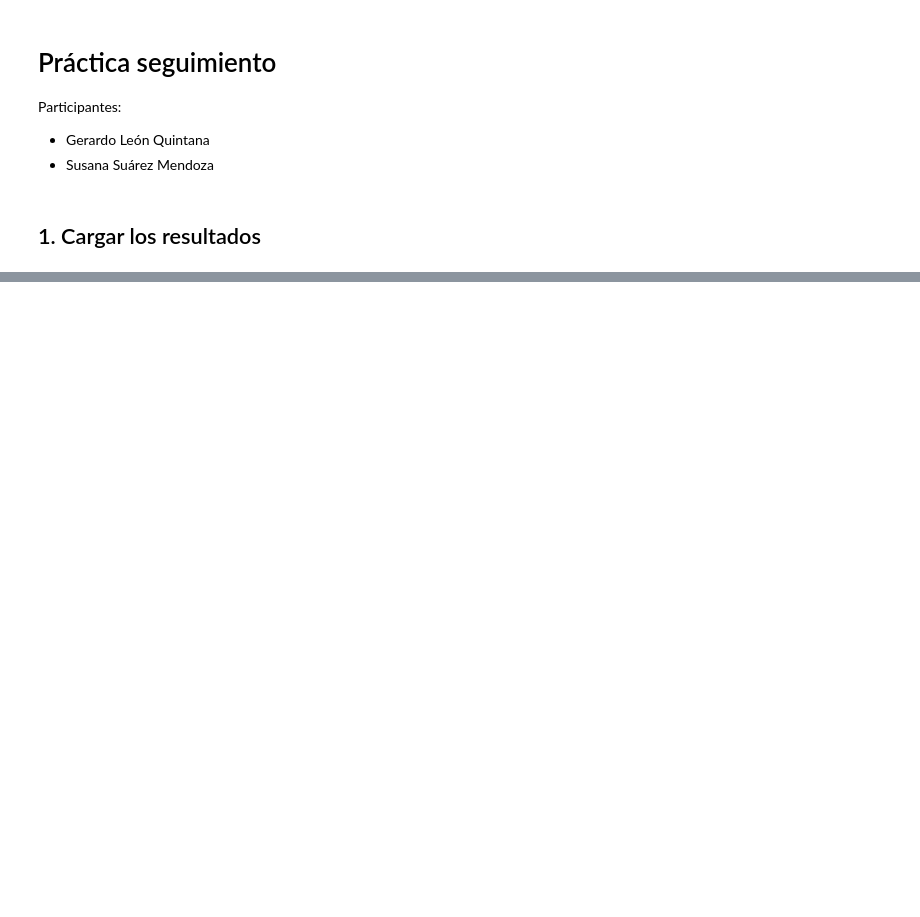
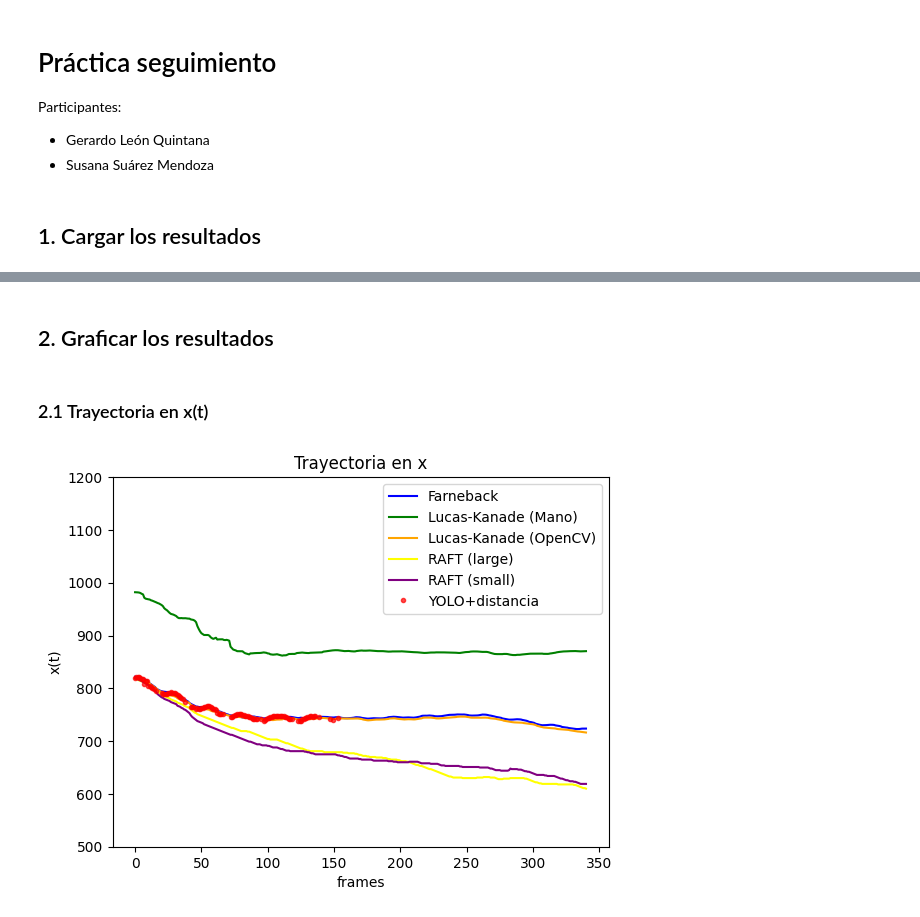
Before and after one commit to MediaMind-ULPGC/P07, a Jupyter notebook: seguimiento.ipynb, the cells around one changed output, grey strips where cells are left out. Saved outputs shown, nothing was run; the diff lists cells and outputs as text; code cells hidden in the pictures; blank space fills up the shorter version.

```diff
--- a/seguimiento.ipynb
+++ b/seguimiento.ipynb
@@ -50,3 +50,47 @@ Loading data for method tracking_raft from ./resultados\tracking_raft.txt
 Loading data for method tracking_raft_large from ./resultados\tracking_raft_large.txt
 Loading data for method tracking_raft_small from ./resultados\tracking_raft_small.txt
 Loading data for method tracking_yolo from ./resultados\tracking_yolo.txt
+# %% [markdown]
+## 2. Graficar los resultados
+# %%
+legend_labels = {
+    'tracking_yolo': 'YOLO+distancia',
+    'tracking_farneback': 'Farneback',
+    'tracking_lk_mano': 'Lucas-Kanade (Mano)',
+    'tracking_lk_opencv': 'Lucas-Kanade (OpenCV)',
+    'tracking_raft_small': 'RAFT (small)',
+    'tracking_raft_large': 'RAFT (large)',
+}
+
+colors = {
+    'tracking_yolo': 'red',
+    'tracking_farneback': 'blue',
+    'tracking_lk_mano': 'green',
+    'tracking_lk_opencv': 'orange',
+    'tracking_raft_small': 'purple',
+    'tracking_raft_large': 'yellow',
+}
+# %% [markdown]
+### 2.1 Trayectoria en x(t)
+# %%
+plt.figure()
+
+for key, value in loaded_data.items():
+    x_skip = value['x_skip']
+    frames = value['time_frame']
+    label = legend_labels.get(key, key)
+    color = colors.get(key, 'black')
+    if key == 'tracking_yolo':
+        plt.plot(frames, x_skip, label=label, linestyle='', marker='.',color=color, alpha=0.7)
+    else:
+        plt.plot(frames, x_skip, label=label,color=color)
+
+plt.xlabel('frames')
+plt.ylabel('x(t)')
+plt.ylim(500, 1200)
+plt.title('Trayectoria en x')
+plt.legend(loc='upper right')
+plt.savefig('trayectoria_x.svg', format='svg')
+plt.show()
+# %% [output]
+[figure, added]
```
Also changed, not shown: parts of 12 cells of this notebook, 9 other files.
